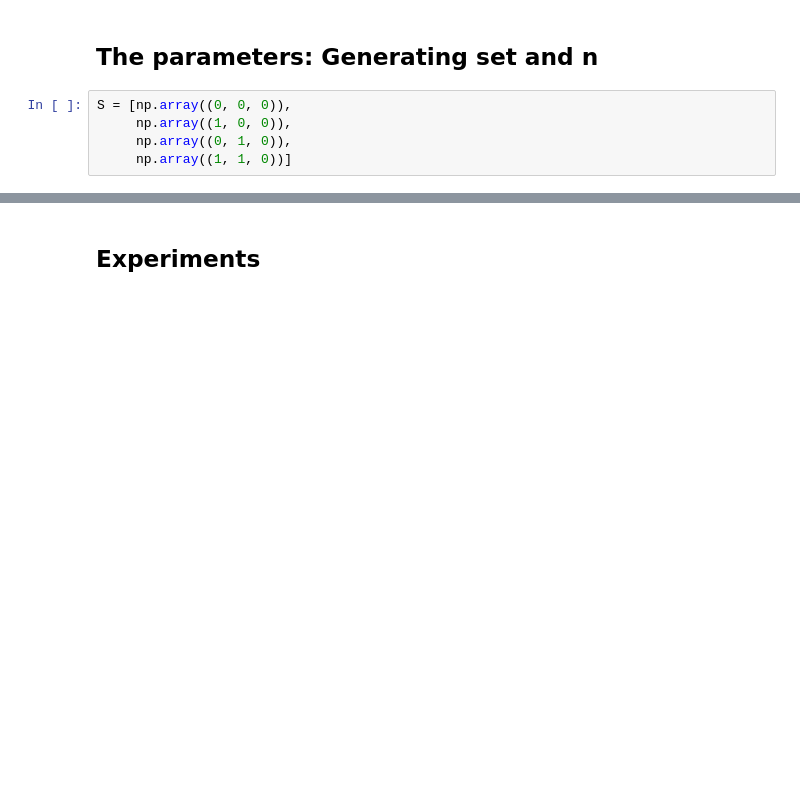
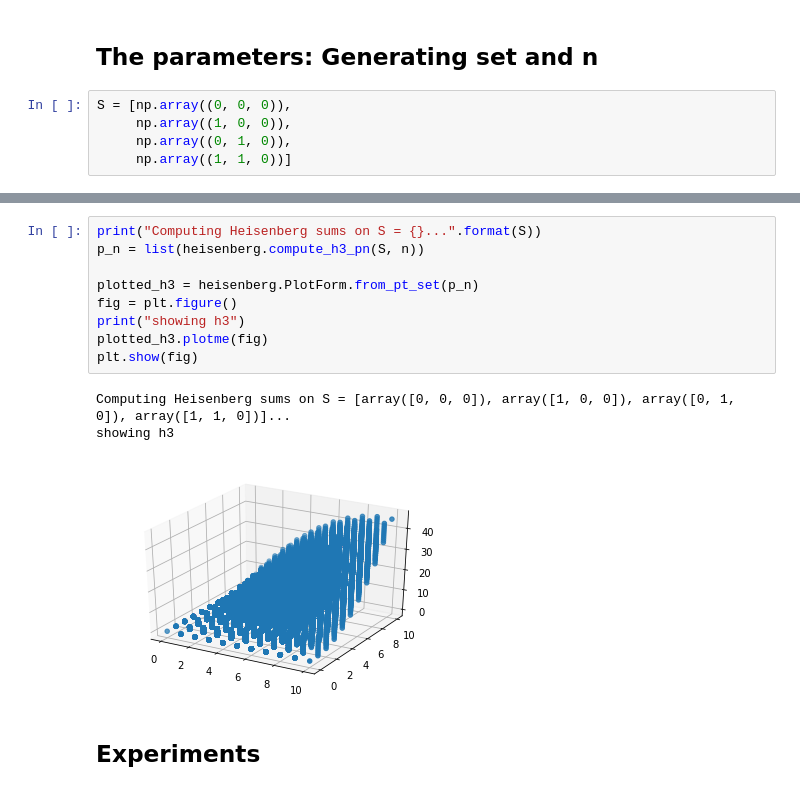
Before and after one commit to UKYMathLab/Heisenberg, a Jupyter notebook: notebooks/Heisenberg_Square.ipynb, the cells around one changed output, grey strips where cells are left out. Saved outputs shown, nothing was run; the diff lists cells and outputs as text; blank space fills up the shorter version.

```diff
--- a/notebooks/Heisenberg_Square.ipynb
+++ b/notebooks/Heisenberg_Square.ipynb
@@ -20,3 +33,16 @@ n = 8
+# %%
+print("Computing Heisenberg sums on S = {}...".format(S))
+p_n = list(heisenberg.compute_h3_pn(S, n))
+
+plotted_h3 = heisenberg.PlotForm.from_pt_set(p_n)
+fig = plt.figure()
+print("showing h3")
+plotted_h3.plotme(fig)
+plt.show(fig)
+# %% [output]
+Computing Heisenberg sums on S = [array([0, 0, 0]), array([1, 0, 0]), array([0, 1, 0]), array([1, 1, 0])]...
+showing h3
+[figure, added]
 # %% [markdown]
 ## Experiments
 # %%
```
Also changed, not shown: parts of 3 cells of this notebook, 2 other files.
